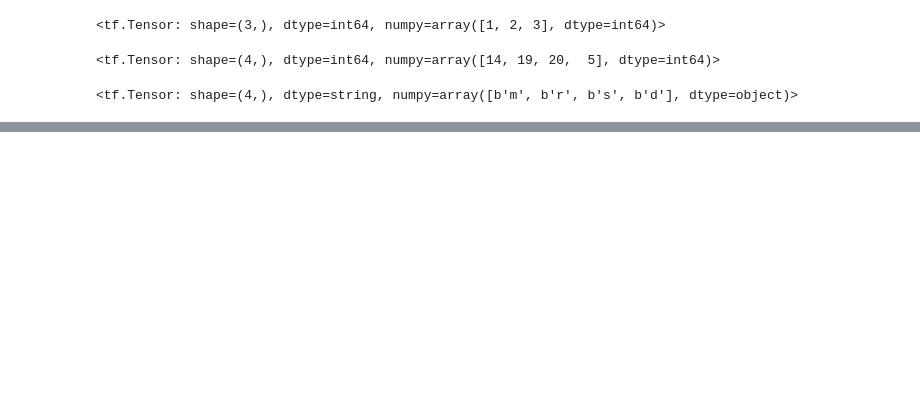
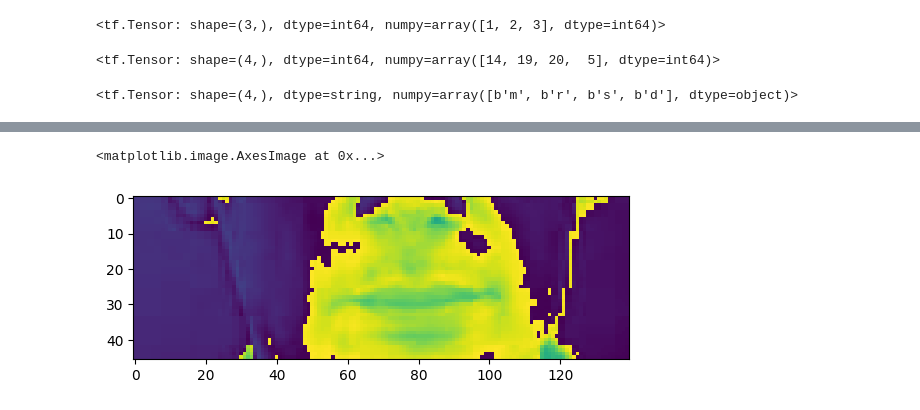
Before and after one commit to ishreya09/Lip-Reading-AI, a Jupyter notebook: LipRead.ipynb, the cells around one changed output, grey strips where cells are left out. Cells and saved outputs as stored; diff of their text form; code cells hidden in the pictures; blank space fills up the shorter version.

Commit message:
test on one datapoint

```diff
--- a/LipRead.ipynb
+++ b/LipRead.ipynb
@@ -44,7 +44,7 @@ def load_video(path:str)->List[float]:
     frames=tf.cast((frames-mean),tf.float32)/std
     return frames
 # %%
-vocab= [x for x in 'abcdefghijklmnopqrstuvwxyz\'?!123456789 ']
+vocab= [x for x in "abcdefghijklmnopqrstuvwxyz'?!123456789 "]
 # %%
 print(vocab)
 # %% [output]
@@ -92 +114,17 @@ def load_alignments(path:str)->List[int]:
     return char_to_num(tf.reshape(tf.strings.unicode_split(tokens,input_encoding='UTF-8'),(-1)))[1:]
+# %%
+def load_data(path:str):
+    """
+    Loads the video and alignments from a given path and returns a list of frames and alignments
+    """
+    path=bytes.decode(path.numpy())
+    file_name=path.split('\\')[-1].split('.')[0]
+    video_path=os.path.join('data','data','s1',f"{file_name}.mpg")
+    alignment_path=os.path.join('data','data','alignments','s1',f"{file_name}.align")
+    # print(alignment_path)
+    frames=load_video(video_path)
+    alignments=load_alignments(alignment_path)
+
+    return frames,alignments
+# %%
+test_path = "data\\data\\s1\\bbaf2n.mpg"
@@ -92,0 +159,2 @@ def load_alignments(path:str)->List[int]:
+# %%
+frames,alignments= load_data(tf.convert_to_tensor(test_path))
@@ -92,0 +192,5 @@ def load_alignments(path:str)->List[int]:
+# %%
+plt.imshow(frames[0])
+# %% [output]
+<matplotlib.image.AxesImage at 0x...>
+[figure, added]
```
Also changed, not shown: parts of 14 cells of this notebook.
